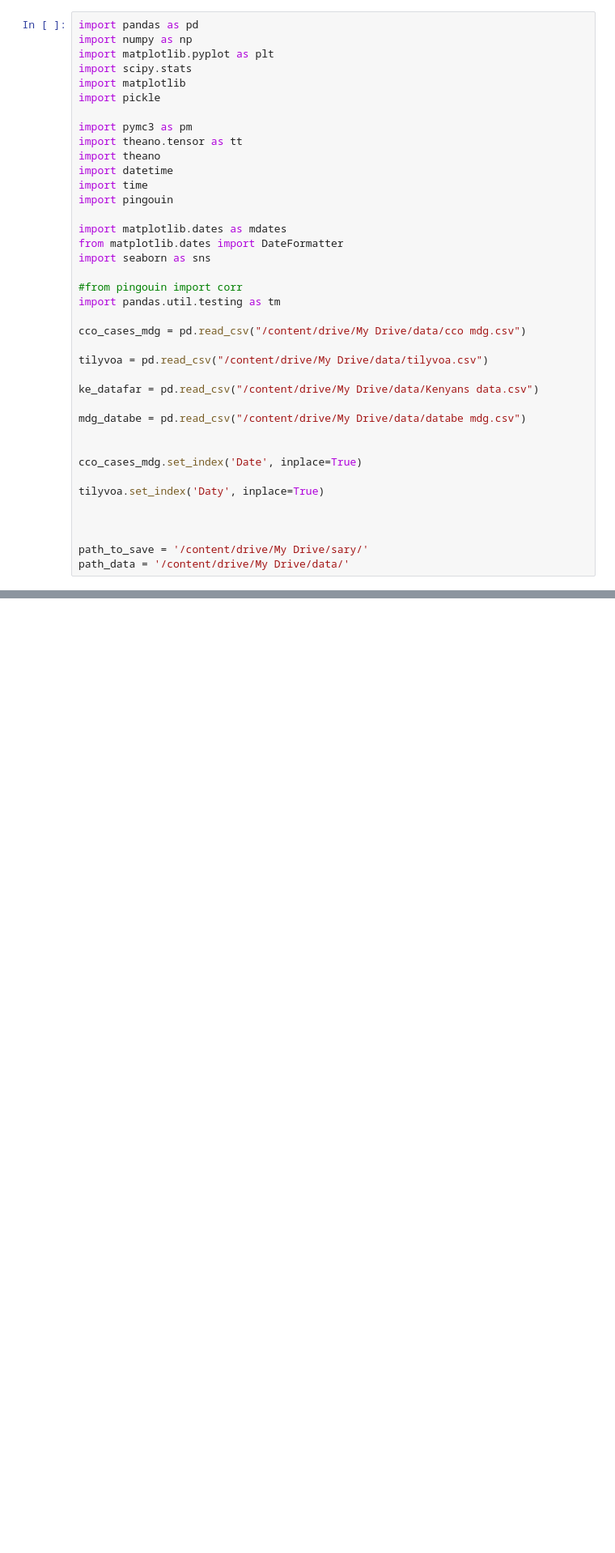
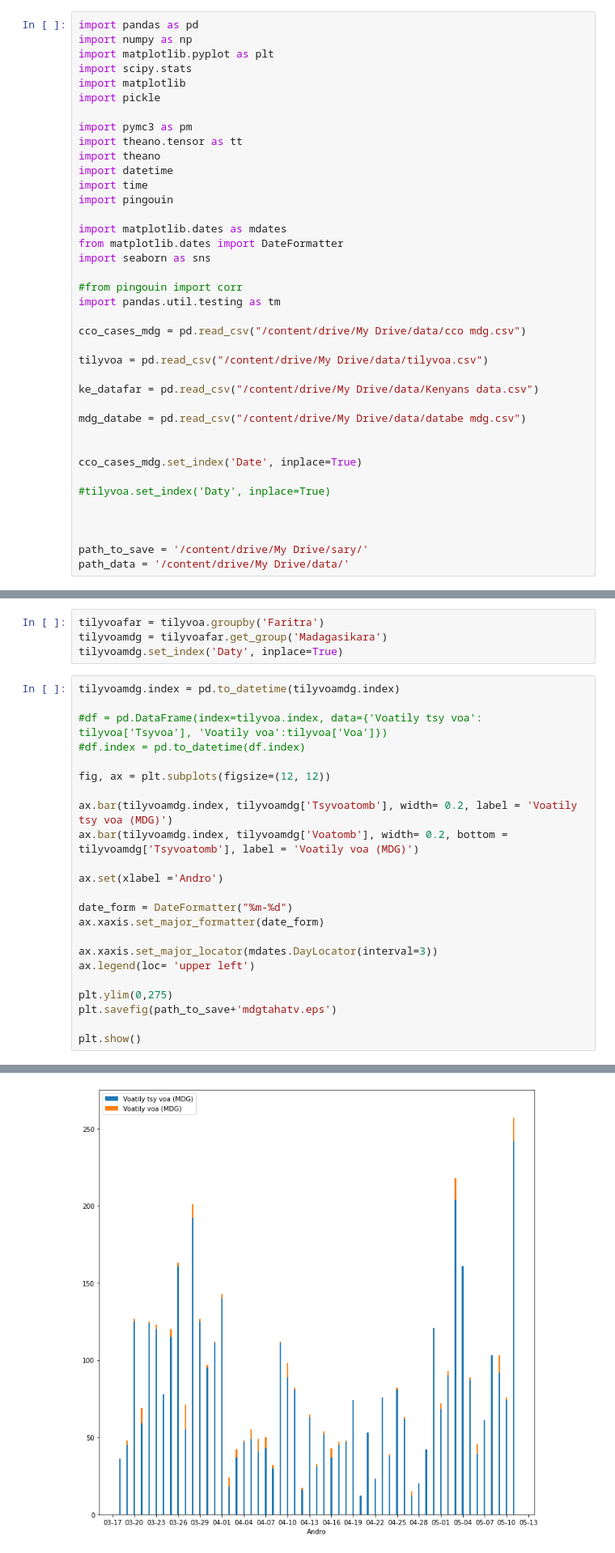
Before and after one commit to herysedra/covid19-mankaiza-clone, a Jupyter notebook: stats/Fampita_mdg_ke.ipynb, the cells around one changed output, grey strips where cells are left out. Shown at 81% size. Drawn from its saved outputs; the diff is of its cells as text; blank space fills up the shorter version.

```diff
--- a/stats/Fampita_mdg_ke.ipynb
+++ b/stats/Fampita_mdg_ke.ipynb
@@ -44,7 +44,7 @@ mdg_databe = pd.read_csv("/content/drive/My Drive/data/databe mdg.csv")
 
 cco_cases_mdg.set_index('Date', inplace=True)
 
-tilyvoa.set_index('Daty', inplace=True)
+#tilyvoa.set_index('Daty', inplace=True)
 
 
 
@@ -297,0 +269,28 @@ plt.show()
+# %%
+tilyvoafar = tilyvoa.groupby('Faritra')
+tilyvoamdg = tilyvoafar.get_group('Madagasikara')
+tilyvoamdg.set_index('Daty', inplace=True)
+# %%
+tilyvoamdg.index = pd.to_datetime(tilyvoamdg.index)
+
+#df = pd.DataFrame(index=tilyvoa.index, data={'Voatily tsy voa': tilyvoa['Tsyvoa'], 'Voatily voa':tilyvoa['Voa']})
+#df.index = pd.to_datetime(df.index)
+
+fig, ax = plt.subplots(figsize=(12, 12))
+
+ax.bar(tilyvoamdg.index, tilyvoamdg['Tsyvoatomb'], width= 0.2, label = 'Voatily tsy voa (MDG)')
+ax.bar(tilyvoamdg.index, tilyvoamdg['Voatomb'], width= 0.2, bottom = tilyvoamdg['Tsyvoatomb'], label = 'Voatily voa (MDG)')
+
+ax.set(xlabel ='Andro')
+
+date_form = DateFormatter("%m-%d")
+ax.xaxis.set_major_formatter(date_form)
+
+ax.xaxis.set_major_locator(mdates.DayLocator(interval=3))
+ax.legend(loc= 'upper left')
+
+plt.ylim(0,275)
+plt.savefig(path_to_save+'mdgtahatv.eps')
+
+plt.show()
+# %% [output]
@@ -297,0 +299 @@ plt.show()
+[figure, added]
```
Also changed, not shown: parts of 16 cells of this notebook.
